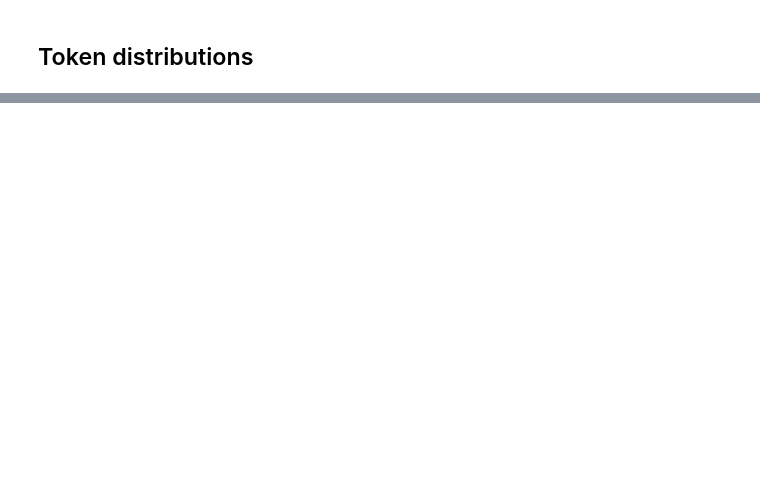
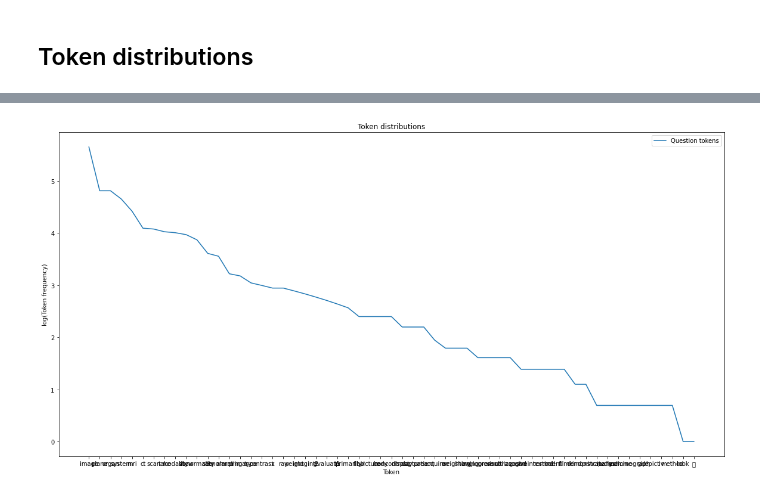
Before and after one commit to skupsala/VQA-Med-2019-project, a Jupyter notebook: notebooks/skupsala.ipynb, the cells around one changed output, grey strips where cells are left out. Cells and saved outputs as stored; diff of their text form; code cells hidden in the pictures; blank space fills up the shorter version.

```diff
--- a/notebooks/skupsala.ipynb
+++ b/notebooks/skupsala.ipynb
@@ -59,0 +70,4 @@ fig.tight_layout(pad=1.0)
+# %%
+# Sample to save time on processing when hacking around (actual analysis will be done with full dataframe)
+if SPEEDUP_SAMPLE_SIZE is not None:
+    df = df.sample(SPEEDUP_SAMPLE_SIZE, random_state=42)
@@ -114,0 +152,16 @@ sample_df.head(100)
+# %%
+import math
+plt.figure(figsize=(20,10))
+
+plt.title("Token distributions")
+
+(x_data, y_data) = zip(*counters['question_tokens_counter'].most_common(1000))
+
+sns.lineplot(x=x_data, y=[math.log(y) for y in y_data] , label="Question tokens")
+
+plt.ylabel('log(Token frequency)')
+plt.xlabel('Token')
+
+pass
+# %% [output]
+[figure, added]
```
Also changed, not shown: parts of 23 cells of this notebook, 1 other file.
